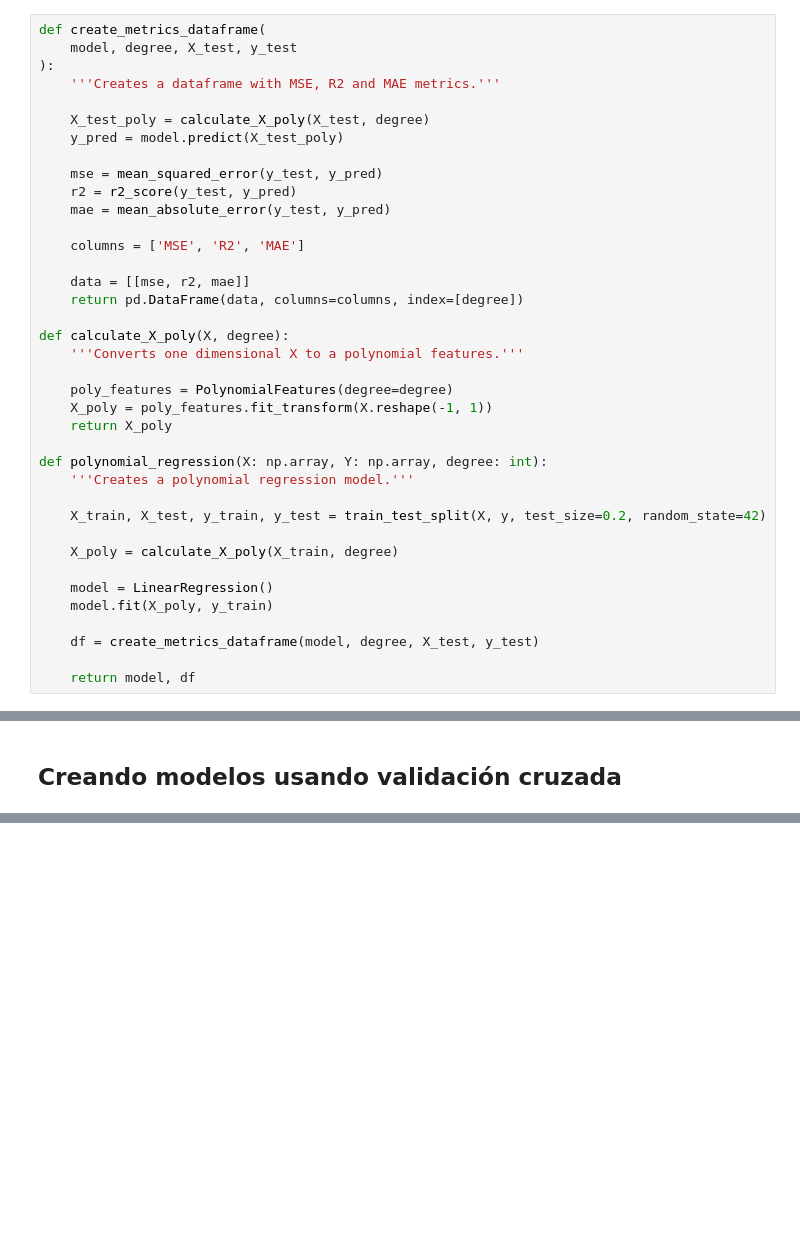
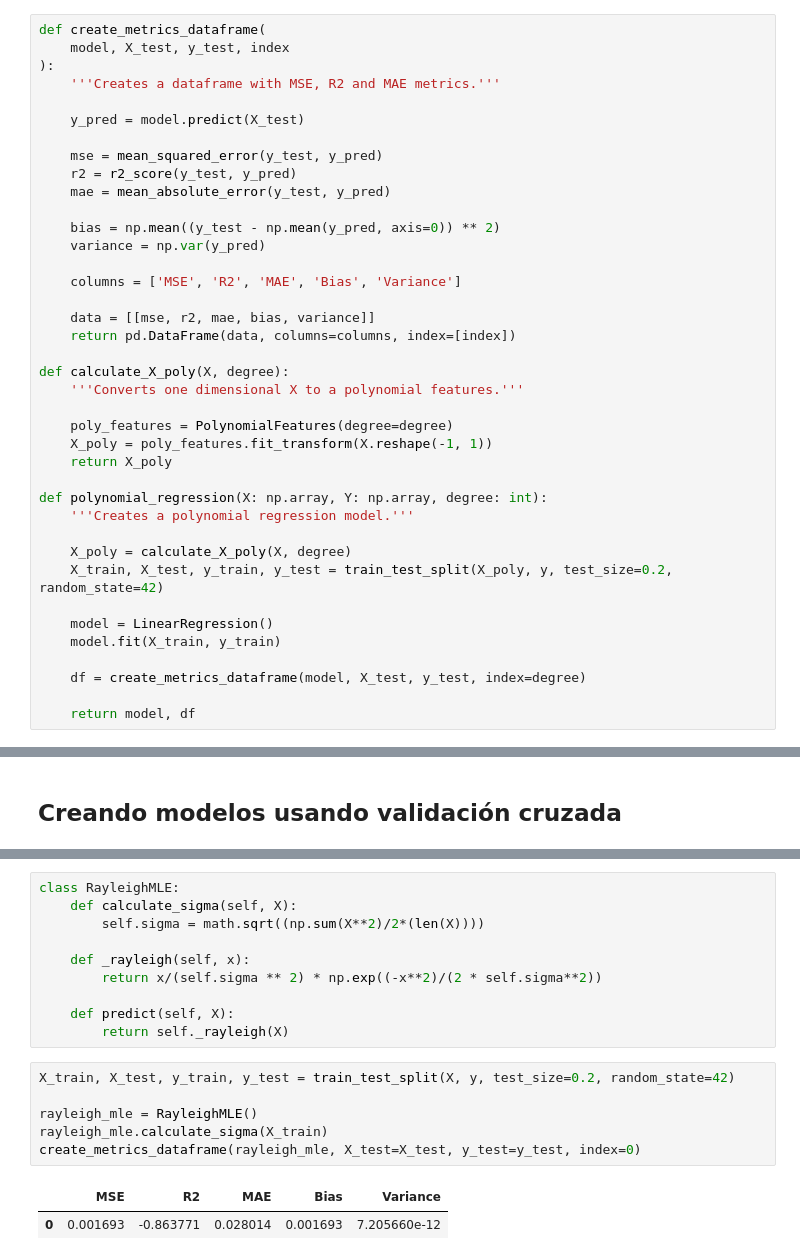
Before and after one commit to lonofre/machine-learning, a Jupyter notebook: practica5/practica5.ipynb, the cells around one changed output, grey strips where cells are left out. Cells and saved outputs as stored; diff of their text form; blank space fills up the shorter version.

```diff
--- a/practica5/practica5.ipynb
+++ b/practica5/practica5.ipynb
@@ -40,20 +39,22 @@ Vamos a generar modelos usando el entrenamiento tradicional: usar un porcentaje
 # %%
 def create_metrics_dataframe(
-    model, degree, X_test, y_test
+    model, X_test, y_test, index
 ):
     '''Creates a dataframe with MSE, R2 and MAE metrics.'''
 
-    X_test_poly = calculate_X_poly(X_test, degree)
-    y_pred = model.predict(X_test_poly)
+    y_pred = model.predict(X_test)
 
     mse = mean_squared_error(y_test, y_pred)
     r2 = r2_score(y_test, y_pred)
     mae = mean_absolute_error(y_test, y_pred)
 
-    columns = ['MSE', 'R2', 'MAE']
+    bias = np.mean((y_test - np.mean(y_pred, axis=0)) ** 2)
+    variance = np.var(y_pred)
 
-    data = [[mse, r2, mae]]
-    return pd.DataFrame(data, columns=columns, index=[degree])
+    columns = ['MSE', 'R2', 'MAE', 'Bias', 'Variance']
+
+    data = [[mse, r2, mae, bias, variance]]
+    return pd.DataFrame(data, columns=columns, index=[index])
 
 def calculate_X_poly(X, degree):
     '''Converts one dimensional X to a polynomial features.'''
@@ -65,14 +66,13 @@ def calculate_X_poly(X, degree):
 def polynomial_regression(X: np.array, Y: np.array, degree: int):
     '''Creates a polynomial regression model.'''
 
-    X_train, X_test, y_train, y_test = train_test_split(X, y, test_size=0.2, random_state=42)
-
-    X_poly = calculate_X_poly(X_train, degree)
+    X_poly = calculate_X_poly(X, degree)
+    X_train, X_test, y_train, y_test = train_test_split(X_poly, y, test_size=0.2, random_state=42)
 
     model = LinearRegression()
-    model.fit(X_poly, y_train)
+    model.fit(X_train, y_train)
 
-    df = create_metrics_dataframe(model, degree, X_test, y_test)
+    df = create_metrics_dataframe(model, X_test, y_test, index=degree)
 
     return model, df
 # %% [markdown]
@@ -161,0 +177,19 @@ cv_metrics
+# %%
+class RayleighMLE:
+    def calculate_sigma(self, X):
+        self.sigma = math.sqrt((np.sum(X**2)/2*(len(X))))
+
+    def _rayleigh(self, x):
+        return x/(self.sigma ** 2) * np.exp((-x**2)/(2 * self.sigma**2))
+
+    def predict(self, X):
+        return self._rayleigh(X)
+# %%
+X_train, X_test, y_train, y_test = train_test_split(X, y, test_size=0.2, random_state=42)
+
+rayleigh_mle = RayleighMLE()
+rayleigh_mle.calculate_sigma(X_train)
+create_metrics_dataframe(rayleigh_mle, X_test=X_test, y_test=y_test, index=0)
+# %% [output]
+|  | MSE | R2 | MAE | Bias | Variance |
+| 0 | 0.001693 | -0.863771 | 0.028014 | 0.001693 | 7.205660e-12 |
```
Also changed, not shown: parts of 15 cells of this notebook.
